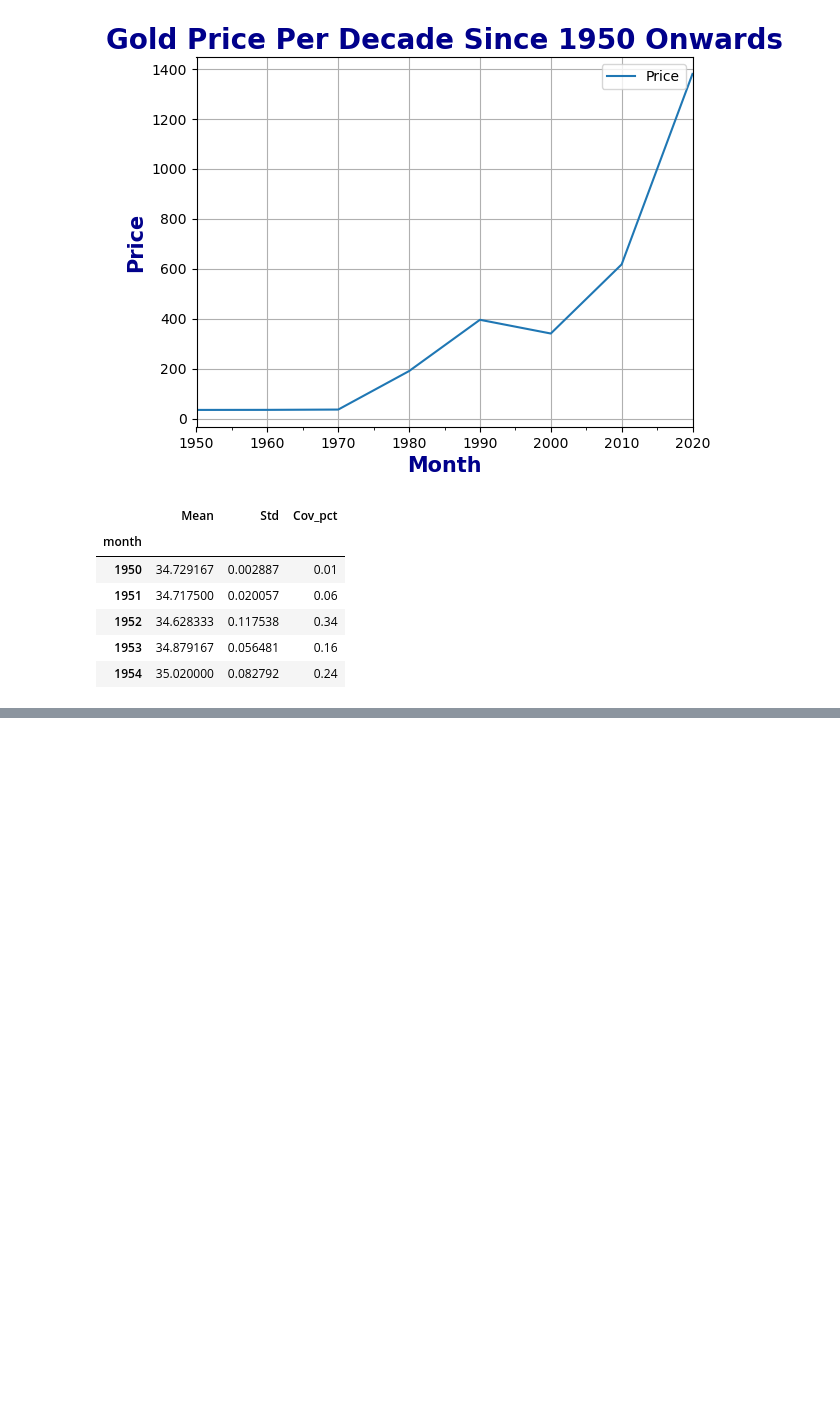
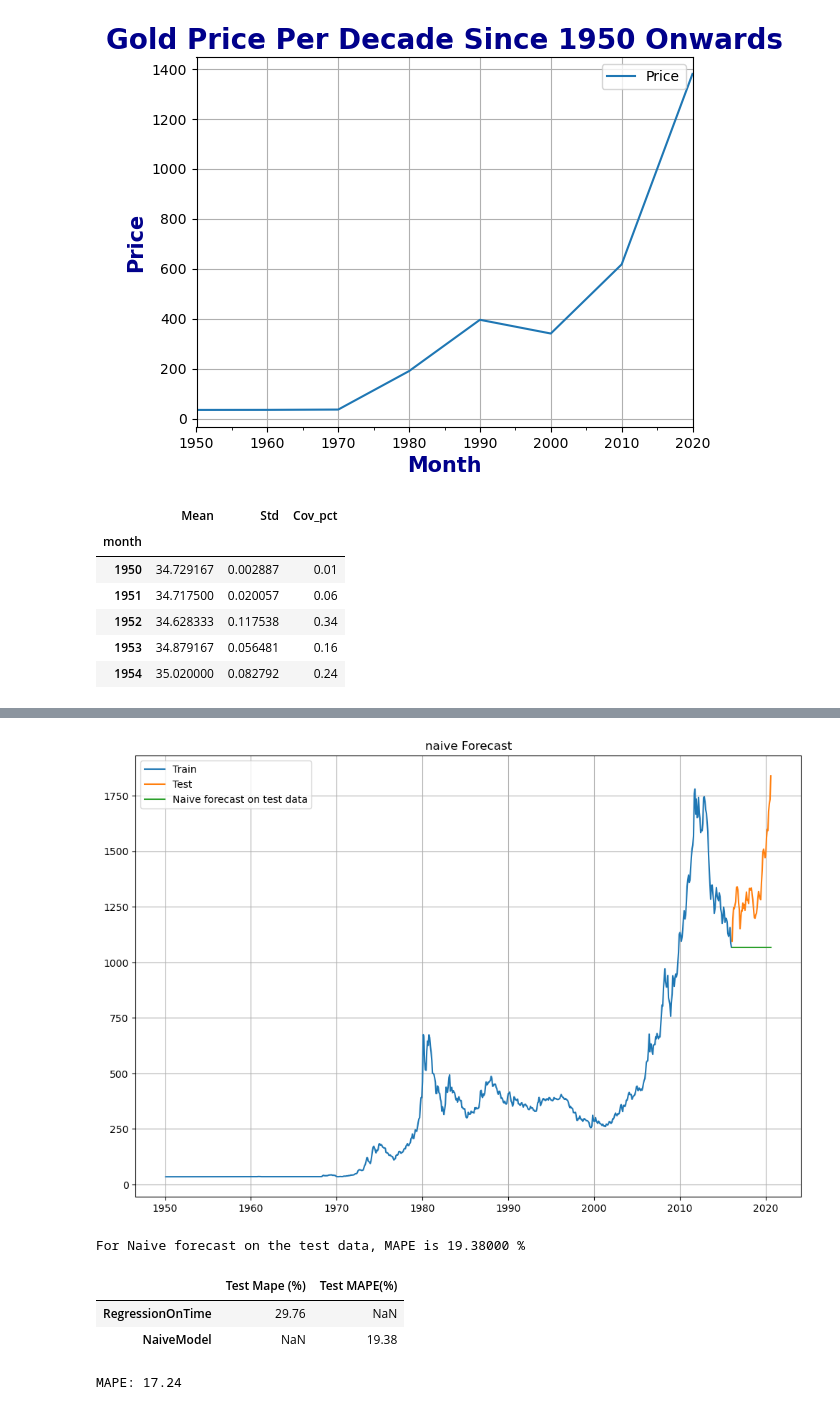
Before and after one commit to ss5613/Sales_Forecasting, a Jupyter notebook: Sales_Forecasting.ipynb, the cells around one changed output, grey strips where cells are left out. Cells and saved outputs as stored; diff of their text form; code cells hidden in the pictures; blank space fills up the shorter version.

```diff
--- a/Sales_Forecasting.ipynb
+++ b/Sales_Forecasting.ipynb
@@ -150,0 +220,6 @@ plt.title
+# %%
+naive_train = train.copy()
+naive_test = test.copy()
+# %%
+naive_test['naive'] = np.asarray(train['Price'])[len(np.asarray(train['Price']))-1]
+naive_test['naive'].head()
@@ -150,0 +234,23 @@ plt.title
+# %%
+plt.figure(figsize= (12,8))
+plt.plot(naive_train['Price'], label='Train')
+plt.plot(test['Price'], label = 'Test')
+plt.plot(naive_test['naive'] , label = 'Naive forecast on test data')
+plt.legend(loc = 'best')
+plt.title("naive Forecast")
+plt.grid()
+# %% [output]
+[figure, added]
+# %%
+mape_model2_test = mape(test['Price'].values, naive_test['naive'].values)
+print("For Naive forecast on the test data, MAPE is %3.5f" % (mape_model2_test), "%")
+# %% [output]
+For Naive forecast on the test data, MAPE is 19.38000 %
+# %%
+resultsDf_2 = pd.DataFrame({'Test MAPE(%)': [mape_model2_test]},index = ['NaiveModel'])
+results = pd.concat([results, resultsDf_2])
+results
+# %% [output]
+|  | Test Mape (%) | Test MAPE(%) |
+| RegressionOnTime | 29.76 | NaN |
+| NaiveModel | NaN | 19.38 |
@@ -150,0 +263,5 @@ plt.title
+# %%
+Mape_final_model = mape(df['Price'].values, final_model.fittedvalues)
+print("MAPE:", Mape_final_model)
+# %% [output]
+MAPE: 17.24
```
Also changed, not shown: parts of 18 cells of this notebook.
